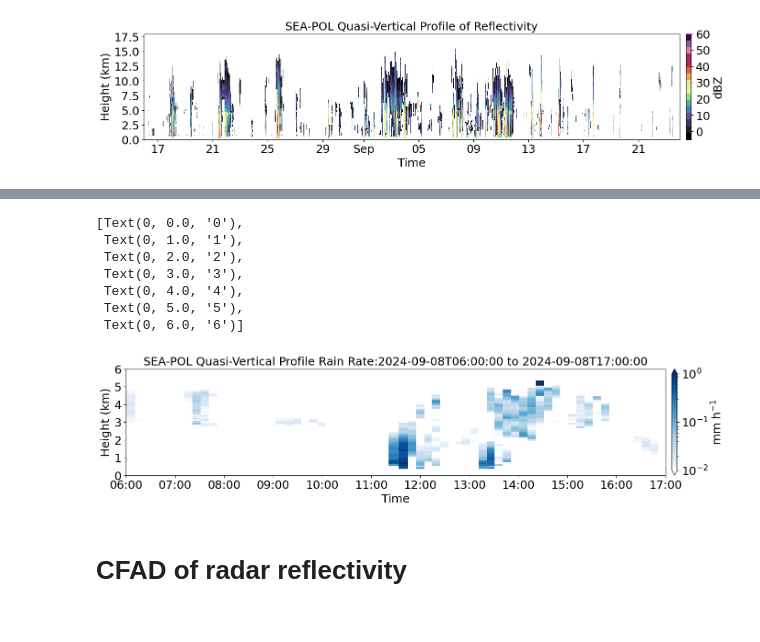
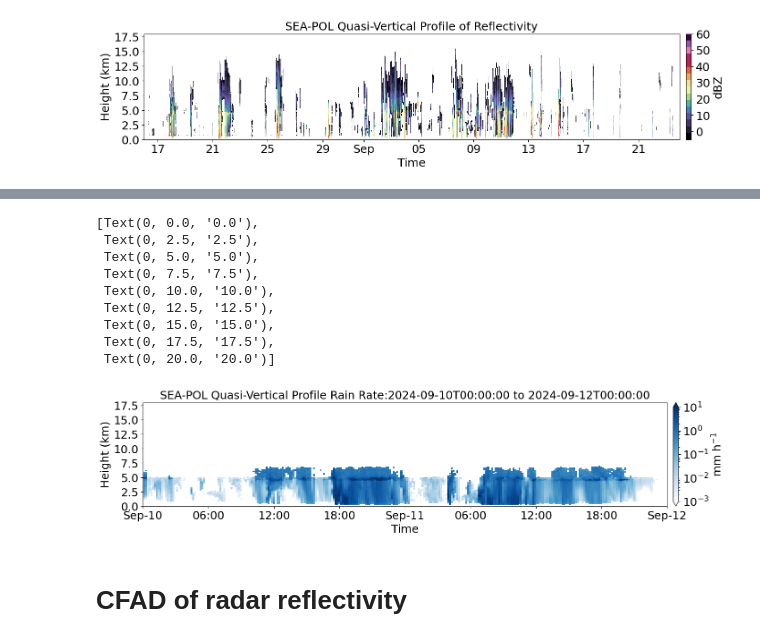
Before and after one commit to allison-wing/PICCOLO, a Jupyter notebook: process_SEAPOL_QVP.ipynb, the cells around one changed output, grey strips where cells are left out. Drawn from its saved outputs; the diff is of its cells as text; code cells hidden in the pictures.

```diff
--- a/process_SEAPOL_QVP.ipynb
+++ b/process_SEAPOL_QVP.ipynb
@@ -192,8 +192,8 @@ ax.set_xlim(pd.to_datetime('2024-08-16T00:00:00'), pd.to_datetime('2024-09-24T00
 [figure]
 # %%
 # Search times
-time1 = np.datetime64('2024-09-01T00:00:00')
-time2 = np.datetime64('2024-09-04T00:00:00')
+time1 = np.datetime64('2024-09-10T00:00:00')
+time2 = np.datetime64('2024-09-12T00:00:00')
 
 #Find indices for start and end times
 index1 = np.abs(pd.to_datetime(qvp.time) - time1).argmin()
@@ -231,33 +327,35 @@ ax.set_yticklabels(ax.get_yticklabels(), fontsize=18)
 # %%
 #plot over time period
 fig,ax = plt.subplots(figsize=(18,3))
 rain_cmap=plt.get_cmap('Blues').copy()
 rain_cmap.set_under(color='white') #set values below vmin to white
-cax = ax.pcolormesh(qvp.time[index1:index2+1], qvp.Z/1000, rainrate2[index1:index2+1,:].transpose(), cmap=rain_cmap, norm=colors.LogNorm(vmin=0.01,vmax=1),shading='auto')
+cax = ax.pcolormesh(qvp.time[index1:index2+1], qvp.Z/1000, rainrate[index1:index2+1,:].transpose(), cmap=rain_cmap, norm=colors.LogNorm(vmin=0.001,vmax=10),shading='auto')
 ax.set_xlim(pd.to_datetime(time1), pd.to_datetime(time2))
-ax.set_ylim(0,6)
+ax.set_ylim(0,18)
 
 cbar = fig.colorbar(cax, ax=ax, orientation='vertical', extend='both',pad=0.01)
 cbar.ax.tick_params(labelsize=18)
 #cbar.set_ticks(np.arange(0.01,1,1e-2))
 cbar.set_label('mm h$^{-1}$', fontsize=18)
 
 ax.set_title('SEA-POL Quasi-Vertical Profile Rain Rate:' + str(time1) + ' to ' + str(time2),fontsize=18)
 ax.xaxis.set_major_locator(mdates.AutoDateLocator())
 ax.xaxis.set_major_formatter(mdates.ConciseDateFormatter(ax.xaxis.get_major_locator()))
 ax.set_ylabel('Height (km)', fontsize=18)
 ax.set_xlabel('Time',fontsize=18)
 ax.set_xticklabels(ax.get_xticklabels(), fontsize=18)
 ax.set_yticklabels(ax.get_yticklabels(), fontsize=18)
 # %% [output]
-[Text(0, 0.0, '0'),
- Text(0, 1.0, '1'),
- Text(0, 2.0, '2'),
- Text(0, 3.0, '3'),
- Text(0, 4.0, '4'),
- Text(0, 5.0, '5'),
- Text(0, 6.0, '6')]
+[Text(0, 0.0, '0.0'),
+ Text(0, 2.5, '2.5'),
+ Text(0, 5.0, '5.0'),
+ Text(0, 7.5, '7.5'),
+ Text(0, 10.0, '10.0'),
+ Text(0, 12.5, '12.5'),
+ Text(0, 15.0, '15.0'),
+ Text(0, 17.5, '17.5'),
+ Text(0, 20.0, '20.0')]
-[figure, old version]
+[figure, new version]
 # %% [markdown]
 # CFAD of radar reflectivity
 # %%
```
Also changed, not shown: parts of 4 cells of this notebook.
